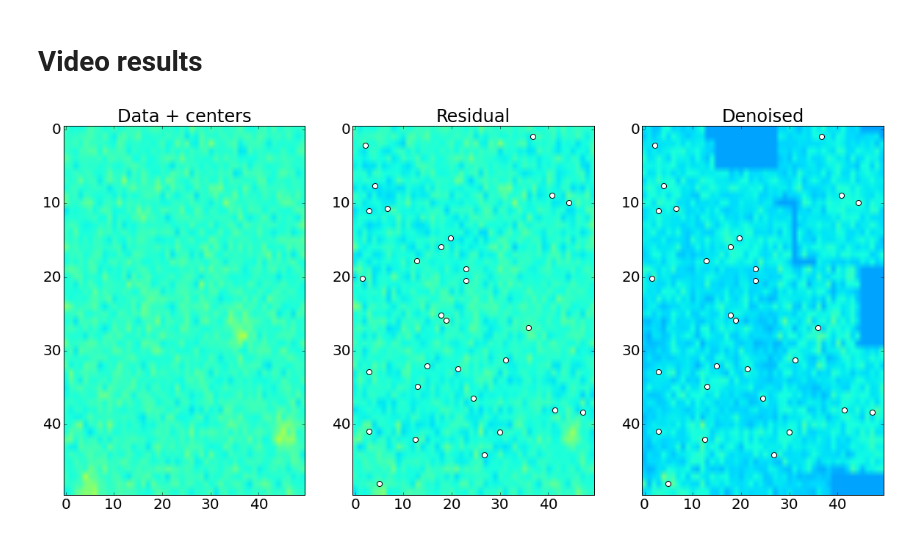
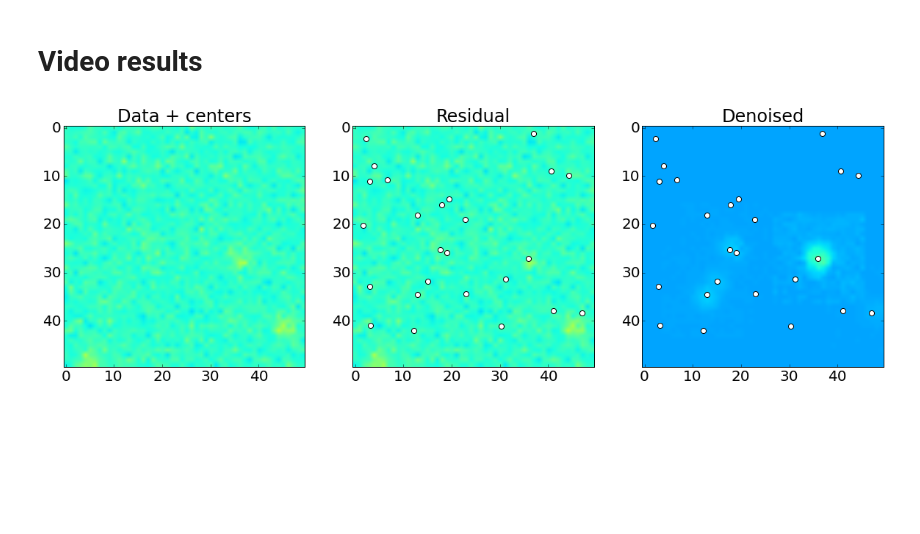
Before and after one commit to soudry/ROI_detect, a Jupyter notebook: sparkify-Demo3.ipynb, the cells around one changed output. Cells and saved outputs as stored; diff of their text form; code cells hidden in the pictures; blank space fills up the shorter version.

Commit message:
add background subtraction already in first iteration

```diff
--- a/sparkify-Demo3.ipynb
+++ b/sparkify-Demo3.ipynb
@@ -47,10 +47,10 @@ elif data_source == 2:   # Use experimental 2D data
 elif data_source == 3:   # Use experimental 3D data
     mat = loadmat('Datasets/data_exp3D')
     data = np.transpose(mat['data'], [3, 0, 1, 2])
-    sig = (2, 2, 2)  # neurons size
-    TargetRange = [0.005, 0.015]
+    sig = (3, 3, 3)  # neurons size
+    TargetRange = [0.008, 0.015]
     NonNegative = True
-    lam = 0.01
+    lam = 0.0001
 # %%
 dataimg=Images(sc.parallelize(zip(range(len(data)), data)))
 blocks0 = dataimg.toBlocks() #(50,50), padding=30)
@@ -63,17 +63,13 @@ blocks0.count()
 # blocks0 is original data
 # blocks original data-background
 blocks = blocks0
-pic_data = np.percentile(data, 90, axis=0)
-for iteration in range(3):
+pic_data = np.percentile(data, 99, axis=0)
+for iteration in range(1):
     # run GroupLasso and LocalNMF
-    if blocks.count()==1:
-        sources = SourceExtraction('grouplasso', sig=sig, nonNegative=True, verbose=True,
+    sources = SourceExtraction('grouplasso', sig=sig, nonNegative=True, verbose=True,
                     targetAreaRatio=TargetRange, lam=lam).fit(blocks)
-    else:
-        sources = SourceExtraction('grouplasso', merger=OverlapBlockMerger(.25),
-                    sig=sig, nonNegative=True, verbose=True,
-                    targetAreaRatio=map(lambda x:x/3.5, TargetRange), lam=lam).fit(blocks)
-    modelB = Demixer(sig=sig, verbose=True).fit(blocks, sources, 'blocks')
+    modelB = Demixer(sig=sig, verbose=True).fit(blocks, sources, 'blocks',
+                    removeBackground=True if iteration==0 else False)
     model = modelB.map(lambda x: x[1])
     model = TimeSeries(model.flatMap(lambda x: zip(x[0], x[1])))
     blocks = Demixer(sig=sig, verbose=True).subtractBackground(blocks0, modelB)
@@ -83,12 +79,12 @@ for iteration in range(3):
     for ll, k in enumerate(ks):
         for i, c in enumerate(k.coordinates):
             denoised_data[(slice(0,None),)+tuple(c)] = k.values[i]*vs[ll]
-    pic_denoised = np.percentile(denoised_data, 90, axis=0)
+    pic_denoised = np.percentile(denoised_data, 99, axis=0)
     # plot
     if blocks.count()==1:
-        pic_bias = np.percentile(data-blocks.collectValuesAsArray()[0], 90, 0)
+        pic_bias = np.percentile(data-blocks.collectValuesAsArray()[0], 99, 0)
     else:
-        pic_bias = np.percentile(data-blocks.toImages().collectValuesAsArray(), 90, 0)
+        pic_bias = np.percentile(data-blocks.toImages().collectValuesAsArray(), 99, 0)
     plt.figure(figsize=(20,9))
     plt.suptitle('Iteration '+str(iteration), fontsize=28, y=1)
     plt.subplot(131)
@@ -115,29 +109,29 @@ for iteration in range(3):
 # %%
 residual = data - denoised_data
 from IPython.core.display import clear_output
 mi = np.min(data)
 ma = np.max(data)
 for ii in range(data.shape[0]):
     ax = plt.subplot(131)
     plt.gcf().set_size_inches(20,9)
     if data_source==1:
         ax.scatter(*np.where(bar.max(0)>0)[1::-1], s=50, marker='o', c='white')
 #     plt.hold(True)
     ax.imshow(data[ii] if data_source != 3 else data[ii].max(-1),
-              vmin=mi, vmax=ma, aspect='auto')
+              vmin=mi, vmax=ma)
     ax.set_title('Data + centers')
     ax2 = plt.subplot(132)
     ax2.scatter(*sources.centers.T[1::-1], s=50, marker='o', c='white')
     ax2.imshow(residual[ii] if data_source != 3 else residual[
-               ii].max(-1), vmin=mi, vmax=ma, aspect='auto')
+               ii].max(-1), vmin=mi, vmax=ma)
     ax2.set_title('Residual')
     ax3 = plt.subplot(133)
     ax3.scatter(*sources.centers.T[1::-1], s=50, marker='o', c='white')
     ax3.imshow(denoised_data[ii] if data_source != 3 else denoised_data[
-               ii].max(-1), vmin=mi, vmax=ma, aspect='auto')
+               ii].max(-1), vmin=mi, vmax=ma)
     ax3.set_title('Denoised')
     plt.savefig('tmp/'+str(ii)+'.png')
     clear_output(True)
     plt.show()
 # %% [output]
-[figure, old version]
+[figure, new version]
```
Also changed, not shown: parts of 6 cells of this notebook, 1 other file.
